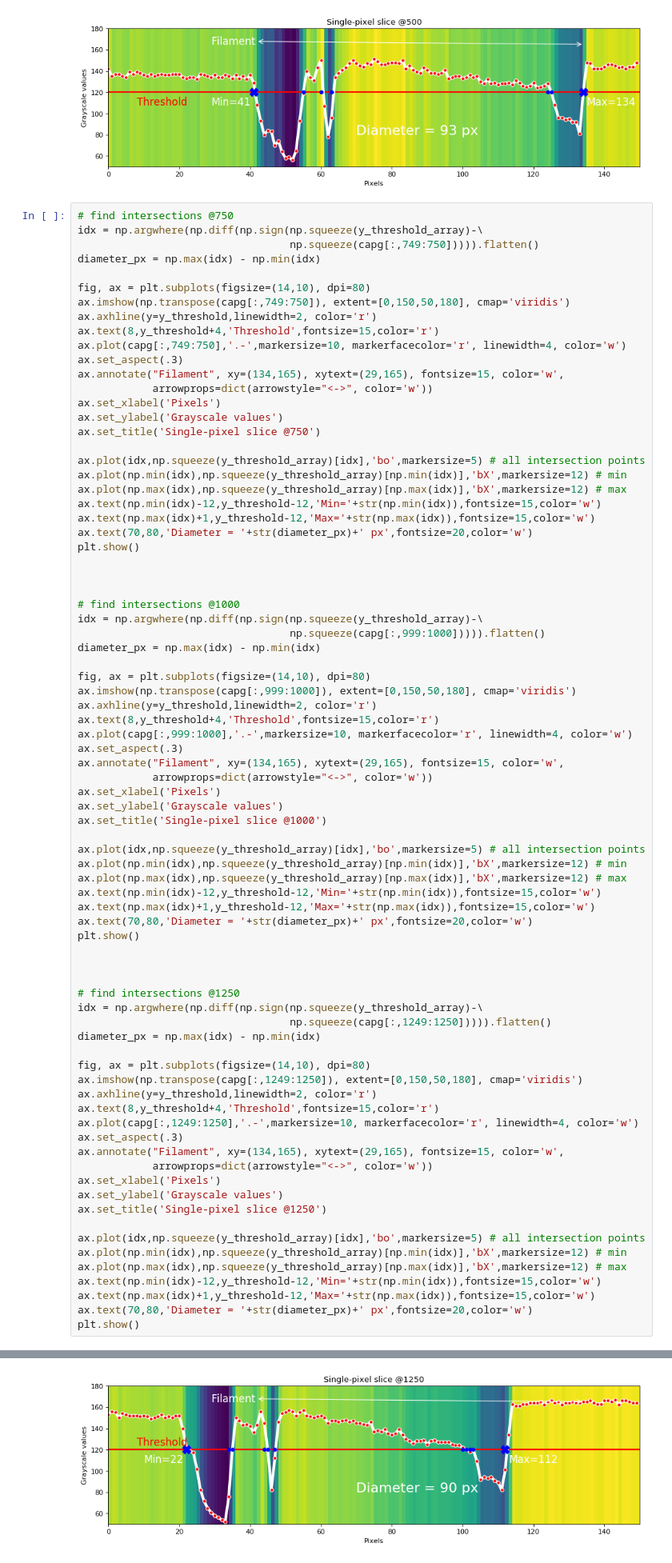
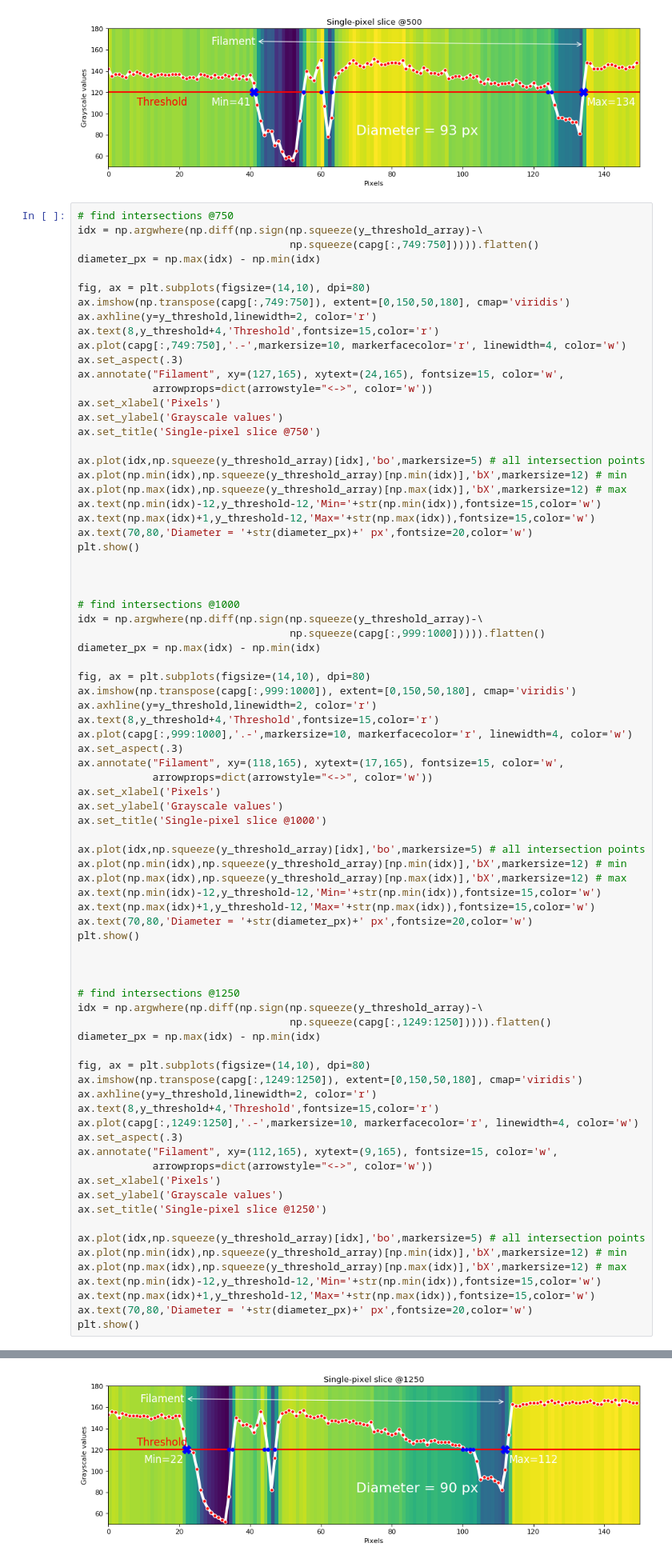
Before and after one commit to apetsiuk/MOST-Filament-Diameter-Sensor, a Jupyter notebook: transparent.ipynb, the cells around one changed output, grey strips where cells are left out. Shown: that part at 80% size. Cells and saved outputs as stored; diff of their text form.

```diff
--- a/transperent.ipynb
+++ b/transparent.ipynb
@@ -153,7 +153,7 @@ ax.axhline(y=y_threshold,linewidth=2, color='r')
 ax.text(8,y_threshold+4,'Threshold',fontsize=15,color='r')
 ax.plot(capg[:,749:750],'.-',markersize=10, markerfacecolor='r', linewidth=4, color='w')
 ax.set_aspect(.3)
-ax.annotate("Filament", xy=(134,165), xytext=(29,165), fontsize=15, color='w',
+ax.annotate("Filament", xy=(127,165), xytext=(24,165), fontsize=15, color='w',
             arrowprops=dict(arrowstyle="<->", color='w'))
 ax.set_xlabel('Pixels')
 ax.set_ylabel('Grayscale values')
@@ -180,7 +180,7 @@ ax.axhline(y=y_threshold,linewidth=2, color='r')
 ax.text(8,y_threshold+4,'Threshold',fontsize=15,color='r')
 ax.plot(capg[:,999:1000],'.-',markersize=10, markerfacecolor='r', linewidth=4, color='w')
 ax.set_aspect(.3)
-ax.annotate("Filament", xy=(134,165), xytext=(29,165), fontsize=15, color='w',
+ax.annotate("Filament", xy=(118,165), xytext=(17,165), fontsize=15, color='w',
             arrowprops=dict(arrowstyle="<->", color='w'))
 ax.set_xlabel('Pixels')
 ax.set_ylabel('Grayscale values')
@@ -207,7 +207,7 @@ ax.axhline(y=y_threshold,linewidth=2, color='r')
 ax.text(8,y_threshold+4,'Threshold',fontsize=15,color='r')
 ax.plot(capg[:,1249:1250],'.-',markersize=10, markerfacecolor='r', linewidth=4, color='w')
 ax.set_aspect(.3)
-ax.annotate("Filament", xy=(134,165), xytext=(29,165), fontsize=15, color='w',
+ax.annotate("Filament", xy=(112,165), xytext=(9,165), fontsize=15, color='w',
             arrowprops=dict(arrowstyle="<->", color='w'))
 ax.set_xlabel('Pixels')
 ax.set_ylabel('Grayscale values')
@@ -226,4 +226,4 @@ plt.show()
-[figure, old version]
+[figure, new version]
 # %% [markdown]
 # Summary: the main code
 # %% [markdown]
```
Also changed, not shown: parts of 1 cell of this notebook, 2 other files.
